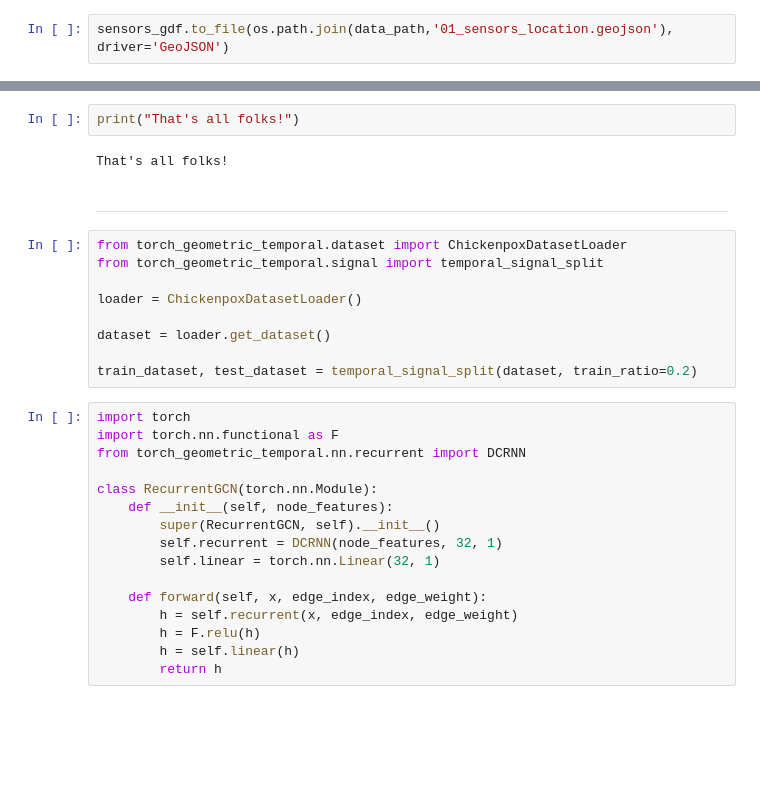
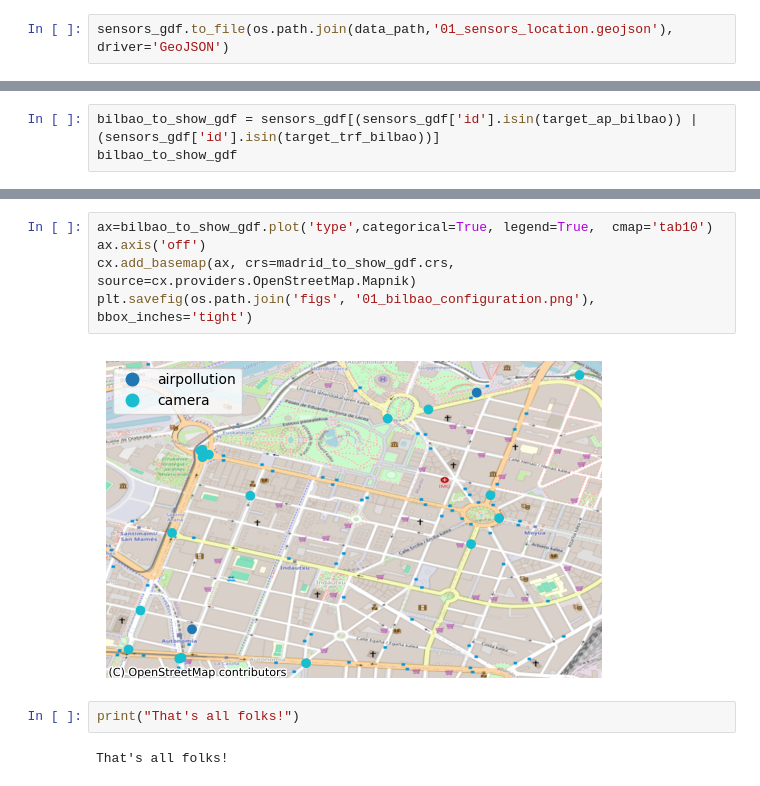
Before and after one commit to fterroso/airpollution_gnn_uca_upct, a Jupyter notebook: 01_data_preprocessing.ipynb, the cells around one changed output, grey strips where cells are left out. Cells and saved outputs as stored; diff of their text form; blank space fills up the shorter version.

```diff
--- a/01_data_preprocessing.ipynb
+++ b/01_data_preprocessing.ipynb
@@ -280,0 +327,3 @@ sensors_gdf.to_file(os.path.join(data_path,'01_sensors_location.geojson'), drive
+# %%
+bilbao_to_show_gdf = sensors_gdf[(sensors_gdf['id'].isin(target_ap_bilbao)) | (sensors_gdf['id'].isin(target_trf_bilbao))]
+bilbao_to_show_gdf
@@ -281,31 +348,11 @@ sensors_gdf.to_file(os.path.join(data_path,'01_sensors_location.geojson'), drive
+# %%
+ax=bilbao_to_show_gdf.plot('type',categorical=True, legend=True,  cmap='tab10')
+ax.axis('off')
+cx.add_basemap(ax, crs=madrid_to_show_gdf.crs, source=cx.providers.OpenStreetMap.Mapnik)
+plt.savefig(os.path.join('figs', '01_bilbao_configuration.png'), bbox_inches='tight')
+# %% [output]
+[figure, added]
 # %%
 print("That's all folks!")
 # %% [output]
 That's all folks!
-# %% [markdown]
-----------------
-# %%
-from torch_geometric_temporal.dataset import ChickenpoxDatasetLoader
-from torch_geometric_temporal.signal import temporal_signal_split
-
-loader = ChickenpoxDatasetLoader()
-
-dataset = loader.get_dataset()
-
-train_dataset, test_dataset = temporal_signal_split(dataset, train_ratio=0.2)
-# %%
-import torch
-import torch.nn.functional as F
-from torch_geometric_temporal.nn.recurrent import DCRNN
-
-class RecurrentGCN(torch.nn.Module):
-    def __init__(self, node_features):
-        super(RecurrentGCN, self).__init__()
-        self.recurrent = DCRNN(node_features, 32, 1)
-        self.linear = torch.nn.Linear(32, 1)
-
-    def forward(self, x, edge_index, edge_weight):
-        h = self.recurrent(x, edge_index, edge_weight)
-        h = F.relu(h)
-        h = self.linear(h)
-        return h
```
Also changed, not shown: parts of 10 cells of this notebook.
